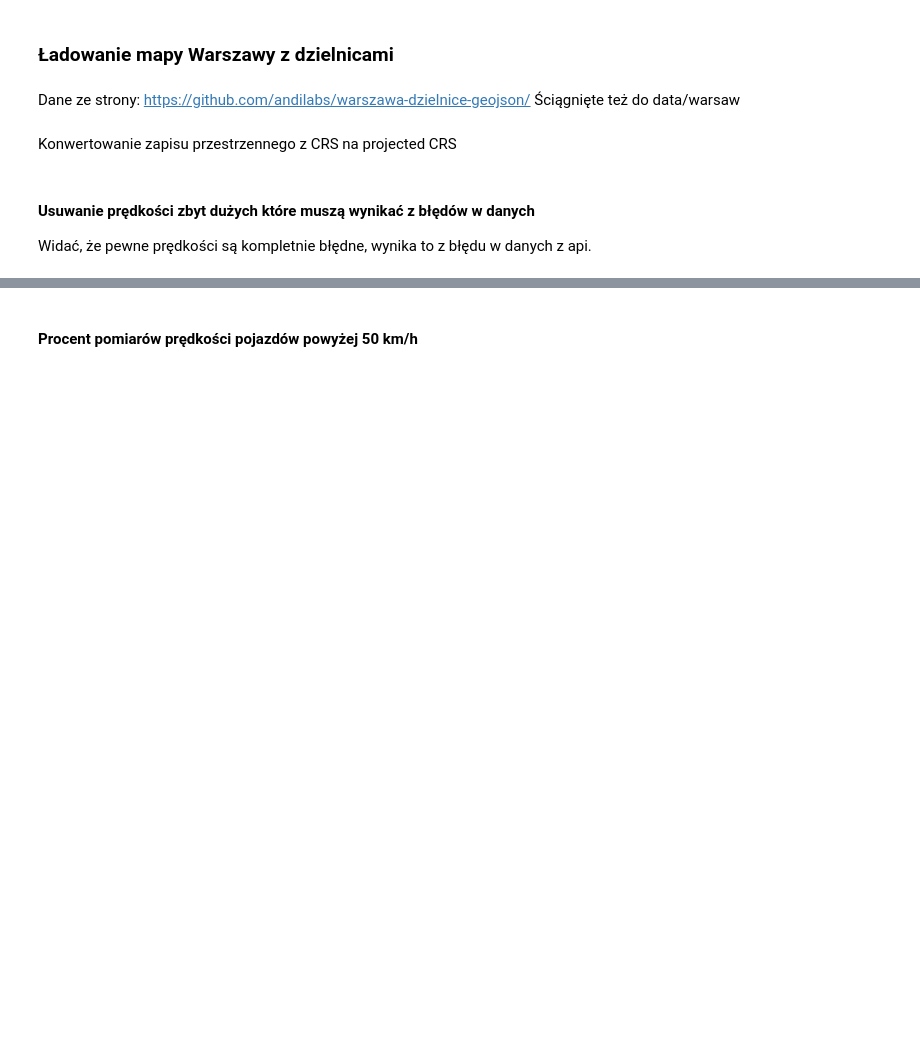
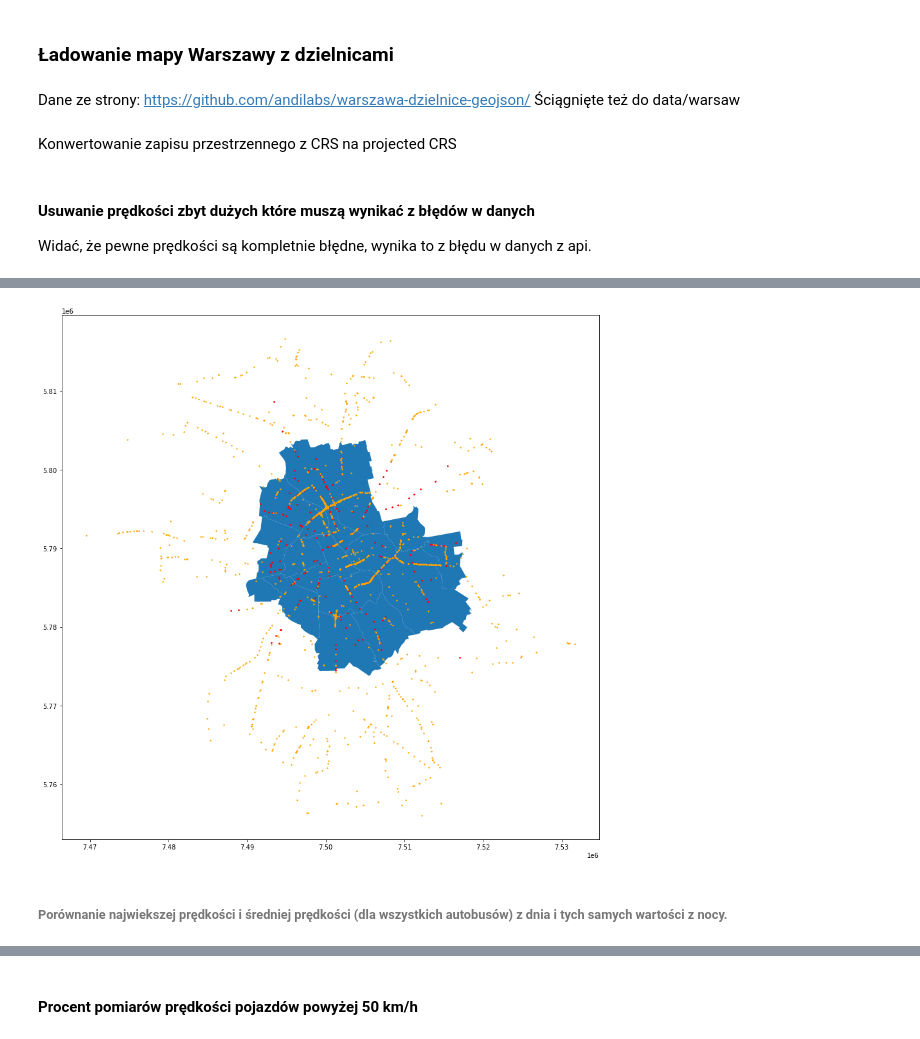
Before and after one commit to python-wizard-old/data_analysis_ztm_warsaw_buses, a Jupyter notebook: whole_process.ipynb, the cells around one changed output, grey strips where cells are left out. Drawn from its saved outputs; the diff is of its cells as text; code cells hidden in the pictures; blank space fills up the shorter version.

```diff
--- a/whole_process.ipynb
+++ b/whole_process.ipynb
@@ -378,0 +259,10 @@ gdf_day = gdf_day.reset_index()
+# %%
+# https://medium.com/analytics-vidhya/point-in-polygon-analysis-using-python-geopandas-27ea67888bff
+for i in warsaw.index:
+    pip = gdf_night.within(warsaw.loc[i, 'geometry'])
+    gdf_night.loc[pip, 'District'] = warsaw.loc[i, 'name']
+# %%
+# https://medium.com/analytics-vidhya/point-in-polygon-analysis-using-python-geopandas-27ea67888bff
+for i in warsaw.index:
+    pip = gdf_day.within(warsaw.loc[i, 'geometry'])
+    gdf_day.loc[pip, 'District'] = warsaw.loc[i, 'name']
@@ -379,3 +296,15 @@ gdf_day = gdf_day.reset_index()
+# %%
+plt.rcParams['figure.figsize'] = [30, 15]
+fig, ax = plt.subplots()
+warsaw.plot(ax=ax)
+gdf_night[gdf_night.speed_km_h > 50].plot(ax=ax, color='red', markersize=3)
+gdf_day[gdf_day.speed_km_h > 50].plot(ax=ax, color='orange', markersize=2)
+plt.plot()
+plt.rcParams['figure.figsize'] = [16, 8]
+# %% [output]
+[figure, added]
+# %% [markdown]
+###### Porównanie najwiekszej prędkości i średniej prędkości (dla wszystkich autobusów) z dnia i tych samych wartości z nocy.
 # %%
 # noc
 speed_max_night = gdf_night['speed_km_h'].max()
```
Also changed, not shown: parts of 121 cells of this notebook, 2 other files.
